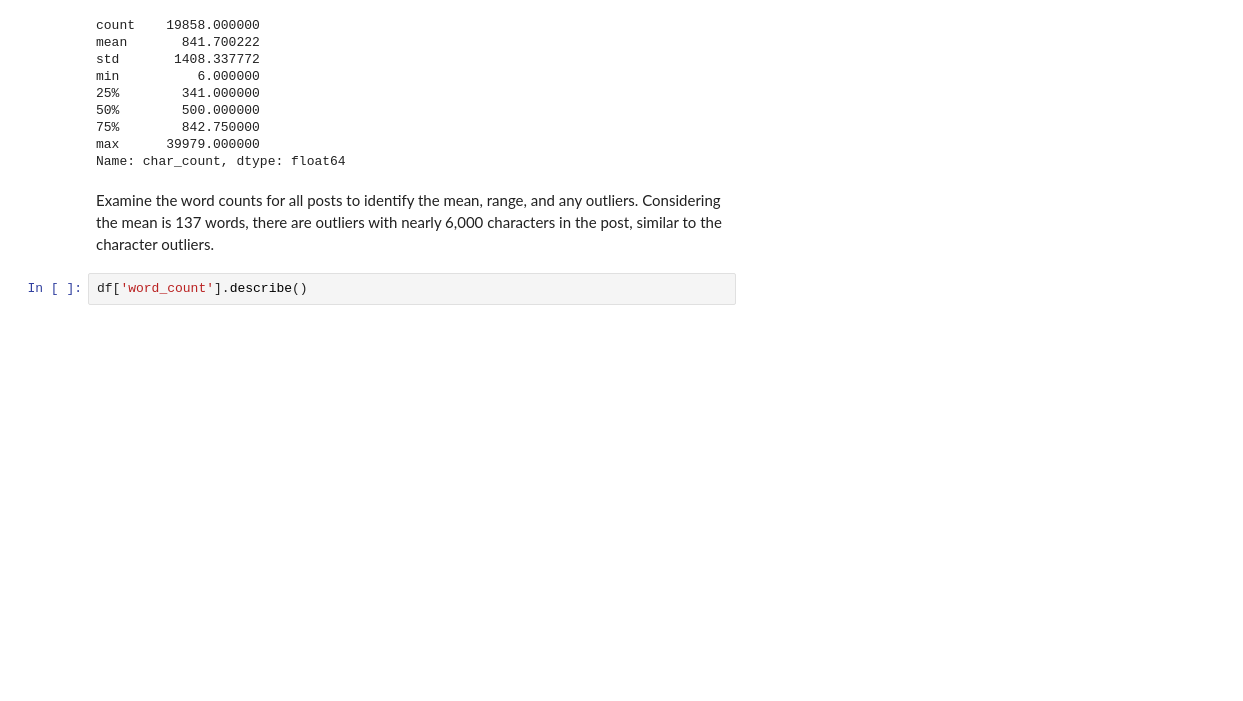
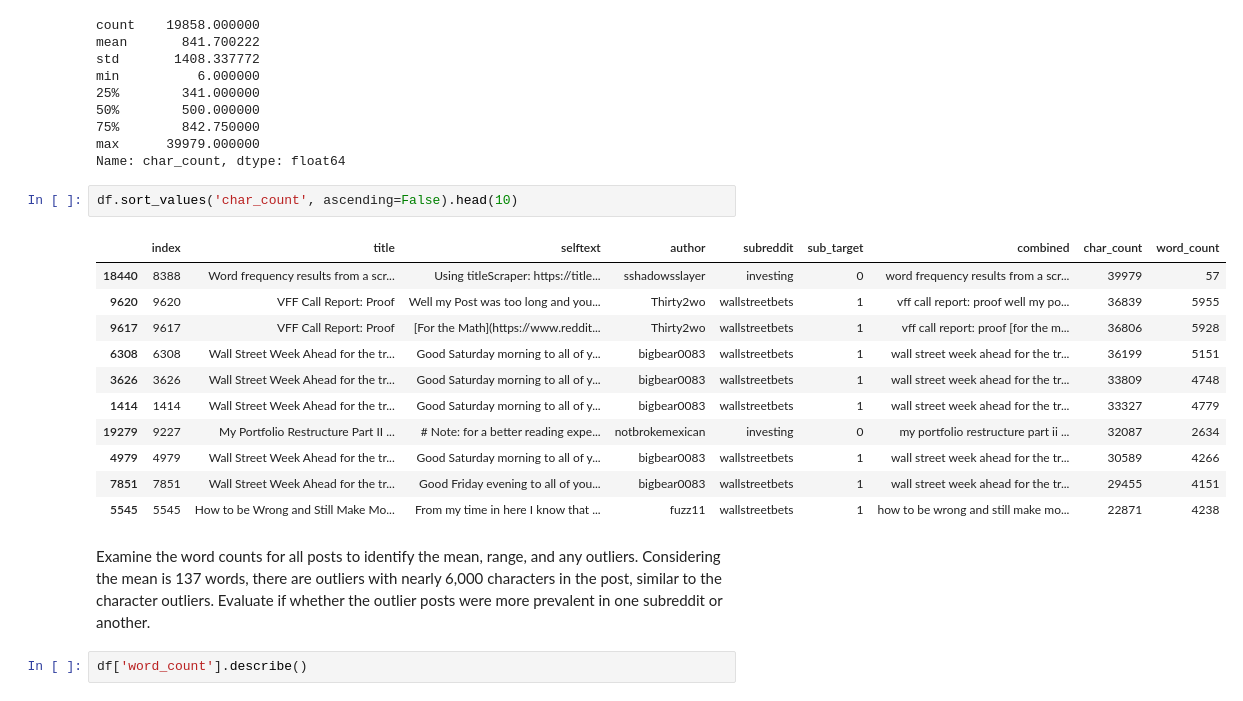
Before and after one commit to jsalisbury731/reddit_classification, a Jupyter notebook: code/02_eda.ipynb, the cells around one changed output. Drawn from its saved outputs; the diff is of its cells as text; blank space fills up the shorter version.

```diff
--- a/code/02_eda.ipynb
+++ b/code/02_eda.ipynb
@@ -63,8 +63,22 @@ min          6.000000
 75%        842.750000
 max      39979.000000
 Name: char_count, dtype: float64
+# %%
+df.sort_values('char_count', ascending=False).head(10)
+# %% [output]
+|  | index | title | selftext | author | subreddit | sub_target | combined | char_count | word_count |
+| 18440 | 8388 | Word frequency results from a scr... | Using titleScraper: https://title... | sshadowsslayer | investing | 0 | word frequency results from a scr... | 39979 | 57 |
+| 9620 | 9620 | VFF Call Report: Proof | Well my Post was too long and you... | Thirty2wo | wallstreetbets | 1 | vff call report: proof well my po... | 36839 | 5955 |
+| 9617 | 9617 | VFF Call Report: Proof | [For the Math](https://www.reddit... | Thirty2wo | wallstreetbets | 1 | vff call report: proof [for the m... | 36806 | 5928 |
+| 6308 | 6308 | Wall Street Week Ahead for the tr... | Good Saturday morning to all of y... | bigbear0083 | wallstreetbets | 1 | wall street week ahead for the tr... | 36199 | 5151 |
+| 3626 | 3626 | Wall Street Week Ahead for the tr... | Good Saturday morning to all of y... | bigbear0083 | wallstreetbets | 1 | wall street week ahead for the tr... | 33809 | 4748 |
+| 1414 | 1414 | Wall Street Week Ahead for the tr... | Good Saturday morning to all of y... | bigbear0083 | wallstreetbets | 1 | wall street week ahead for the tr... | 33327 | 4779 |
+| 19279 | 9227 | My Portfolio Restructure Part II ... | # Note: for a better reading expe... | notbrokemexican | investing | 0 | my portfolio restructure part ii ... | 32087 | 2634 |
+| 4979 | 4979 | Wall Street Week Ahead for the tr... | Good Saturday morning to all of y... | bigbear0083 | wallstreetbets | 1 | wall street week ahead for the tr... | 30589 | 4266 |
+| 7851 | 7851 | Wall Street Week Ahead for the tr... | Good Friday evening to all of you... | bigbear0083 | wallstreetbets | 1 | wall street week ahead for the tr... | 29455 | 4151 |
+| 5545 | 5545 | How to be Wrong and Still Make Mo... | From my time in here I know that ... | fuzz11 | wallstreetbets | 1 | how to be wrong and still make mo... | 22871 | 4238 |
 # %% [markdown]
-Examine the word counts for all posts to identify the mean, range, and any outliers. Considering the mean is 137 words, there are outliers with nearly 6,000 characters in the post, similar to the character outliers.
+Examine the word counts for all posts to identify the mean, range, and any outliers. Considering the mean is 137 words, there are outliers with nearly 6,000 characters in the post, similar to the character outliers. Evaluate if whether the outlier posts were more prevalent in one subreddit or another.
 # %%
 df['word_count'].describe()
 # %% [output]
```
Also changed, not shown: parts of 4 cells of this notebook, 4 other files.
